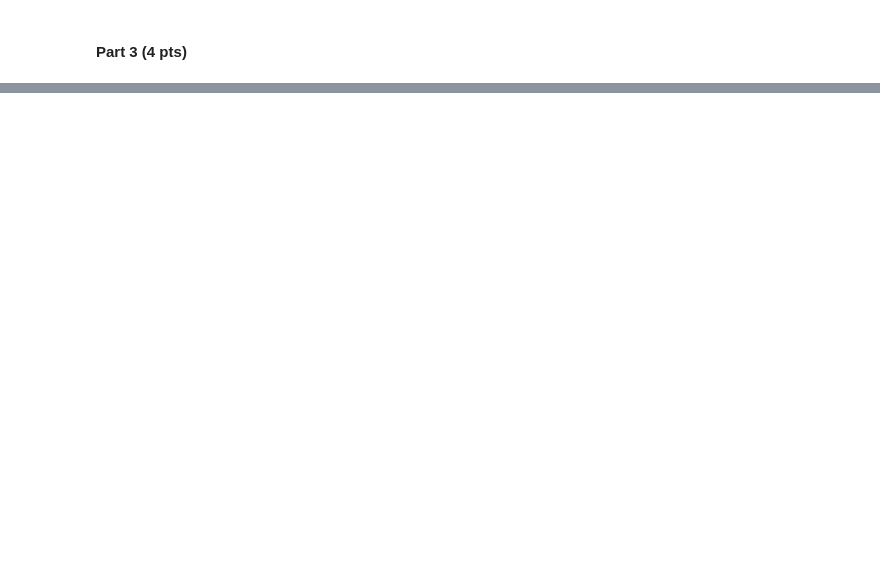
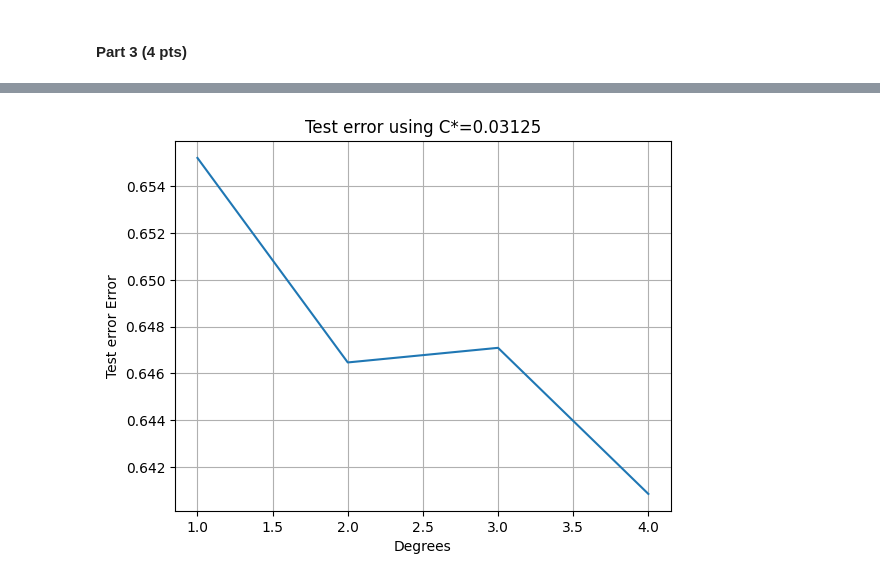
Before and after one commit to jag2k2/ut-stat-ml, a Jupyter notebook: HW3/Homework3Programming.ipynb, the cells around one changed output, grey strips where cells are left out. Saved outputs shown, nothing was run; the diff lists cells and outputs as text; code cells hidden in the pictures; blank space fills up the shorter version.

```diff
--- a/HW3/Homework3Programming.ipynb
+++ b/HW3/Homework3Programming.ipynb
@@ -704,0 +755,17 @@ plt.show()
+# %%
+from sklearn.metrics import accuracy_score
+errors = []
+for d in degrees:
+  svc_model = SVC(kernel='poly', C=best_c, degree=d)
+  svc_model.fit(x_train, y_train)
+  svm_y_pred = svc_model.predict(x_test)
+  errors.append(accuracy_score(y_test, svm_y_pred))
+# %%
+plt.plot(degrees, errors)
+plt.xlabel('Degrees')
+plt.ylabel('Test error Error')
+plt.title("Test error using C*={}".format(best_c))
+plt.grid()
+plt.show()
+# %% [output]
+[figure, added]
```
Also changed, not shown: parts of 12 cells of this notebook.
